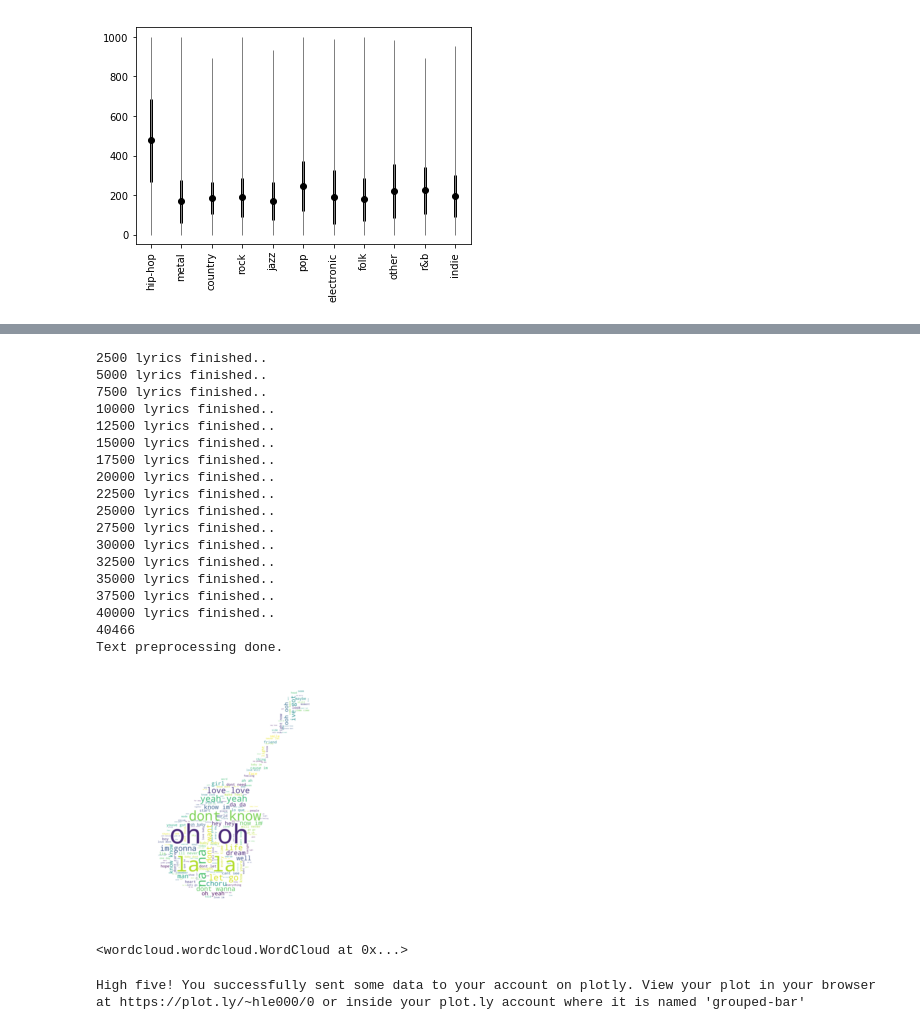
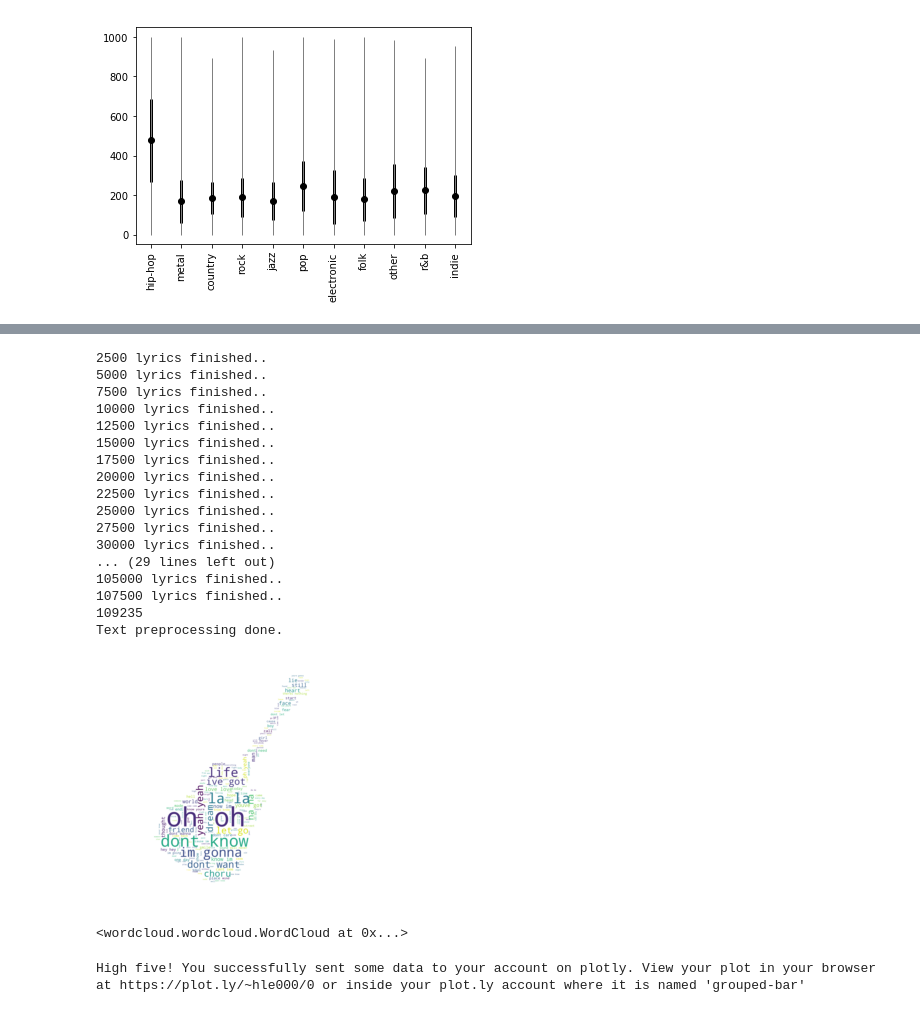
Before and after one commit to MisterSchmitz/mercari, a Jupyter notebook: lyricstogenre.ipynb, the cells around one changed output, grey strips where cells are left out. Cells and saved outputs as stored; diff of their text form; code cells hidden in the pictures.

```diff
--- a/lyricstogenre.ipynb
+++ b/lyricstogenre.ipynb
@@ -184,3 +185,17 @@ for label, prediction in zip(test_y, predictions):
 for genre in correct_by_genre:
     pct_correct_by_genre[genre] = correct_by_genre[genre] / (correct_by_genre[genre]+incorrect_by_genre[genre])
 log_regression_stats = sorted(pct_correct_by_genre.items(), key=lambda x:x[1], reverse=True)
+# %%
+# Top-N accuracy
+predict_probs = classifier.predict_proba(test_x)
+n = 4
+top_ns = []
+for pp in predict_probs:
+    prob_cat = zip(pp, classifier.classes_)
+    top_ns.append([cat for prob, cat in sorted(prob_cat)[-n:]])
+
+top_n_correct = 0
+for label, top_n in zip(test_y, top_ns):
+    if label in top_n:
+        top_n_correct += 1
+print("Top-%d Accuracy: %f" % (n, float(top_n_correct)/float(len(test_y))))
@@ -320,7 +400,7 @@ plt.show()
 Plot word cloud.
 """
 # CHANGE THIS VAR TO MATCH THE CLOUD U WANT
-target_genre = "pop"
+target_genre = "rock"
 text = ""
 i = 0
 for song_lyrics, genre in zip(lyrics, genres):
@@ -345,39 +425,38 @@ text = text.replace('  ', ' ')
 # remove stopwords
 stopwords = set(STOPWORDS)
 stopwords.add("said")
 
 # make shape
 base = getcwd()
 guitar_mask = np.array(Image.open(path.join(base, "guitar.jpeg")))
 
 wordcloud = WordCloud(width=3000, height=3000, scale=5, max_font_size=120, background_color="white", stopwords=stopwords, mask=guitar_mask).generate(text)
 plt.figure()
 plt.imshow(wordcloud, interpolation="bilinear")
 plt.axis("off")
 plt.show()
 
 # save to file
 wordcloud.to_file(path.join(base, target_genre + ".png"))
 # %% [output]
 2500 lyrics finished..
 5000 lyrics finished..
 7500 lyrics finished..
 10000 lyrics finished..
 12500 lyrics finished..
 15000 lyrics finished..
 17500 lyrics finished..
 20000 lyrics finished..
 22500 lyrics finished..
 25000 lyrics finished..
 27500 lyrics finished..
 30000 lyrics finished..
-32500 lyrics finished..
-35000 lyrics finished..
-37500 lyrics finished..
-40000 lyrics finished..
-40466
+... (29 lines left out)
+105000 lyrics finished..
+107500 lyrics finished..
+109235
 Text preprocessing done.
-[figure, old version]
+[figure, new version]
 <wordcloud.wordcloud.WordCloud at 0x...>
 # %%
 """
```
Also changed, not shown: parts of 5 cells of this notebook.
